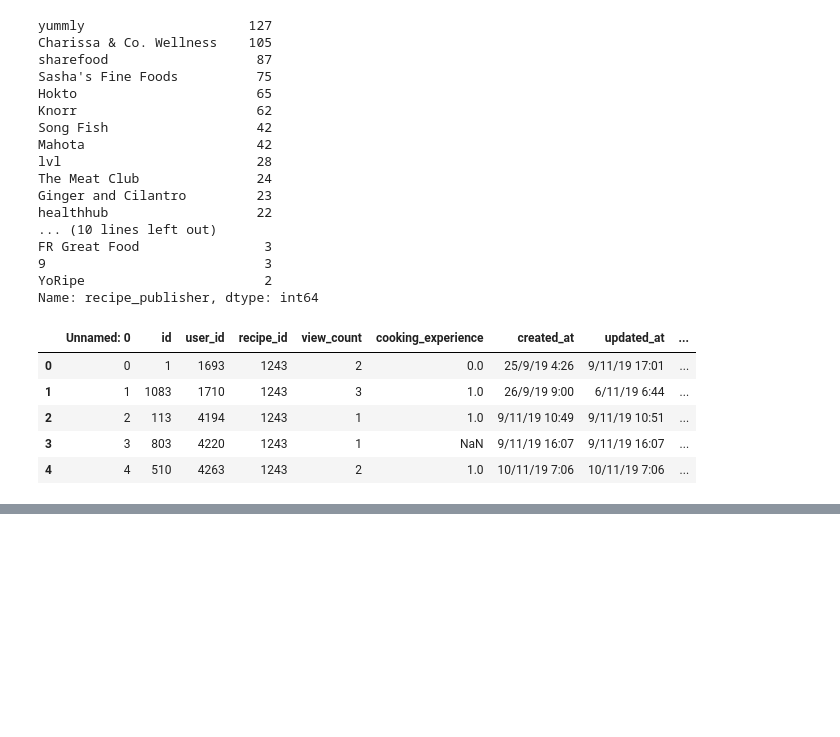
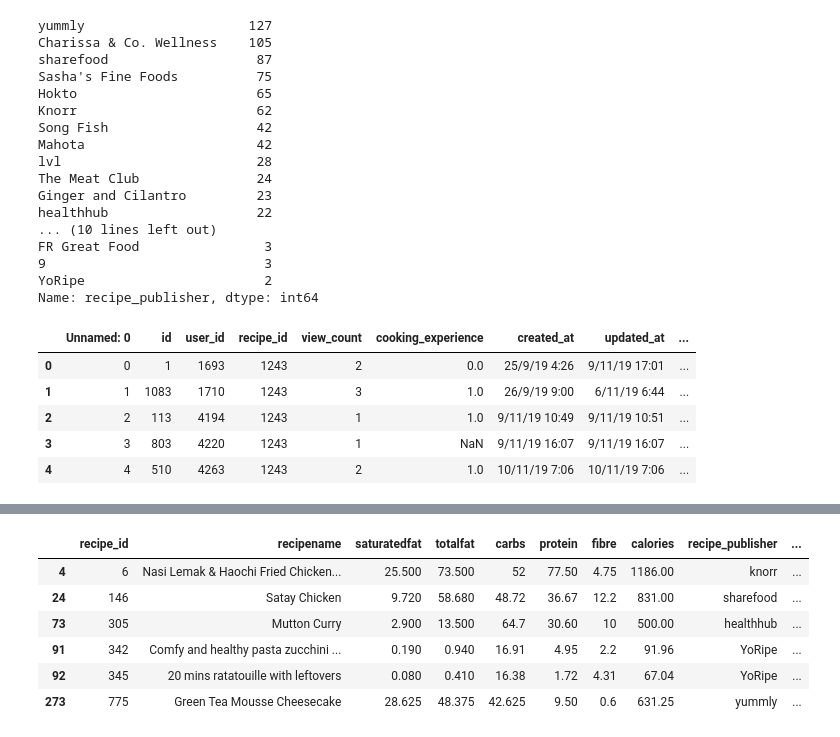
Before and after one commit to yogamurti/SheLovesDataHackathon, a Jupyter notebook: Hackathon Script.ipynb, the cells around one changed output, grey strips where cells are left out. Drawn from its saved outputs; the diff is of its cells as text; code cells hidden in the pictures; blank space fills up the shorter version.

```diff
--- a/Hackathon Script.ipynb
+++ b/Hackathon Script.ipynb
@@ -211,0 +226,14 @@ Name: user_id, dtype: int64
+# %%
+recipies_df2 = recipies_df[recipies_df.cuisine_1 == 0]
+recipies_df2 = recipies_df2[recipies_df2.cuisine_8 == 0]
+recipies_df2 = recipies_df2[recipies_df2.cuisine_9 == 0]
+# %%
+recipies_df2
+# %% [output]
+|  | recipe_id | recipename | saturatedfat | totalfat | carbs | protein | fibre | calories | recipe_publisher | ... |
+| 4 | 6 | Nasi Lemak & Haochi Fried Chicken... | 25.500 | 73.500 | 52 | 77.50 | 4.75 | 1186.00 | knorr | ... |
+| 24 | 146 | Satay Chicken | 9.720 | 58.680 | 48.72 | 36.67 | 12.2 | 831.00 | sharefood | ... |
+| 73 | 305 | Mutton Curry | 2.900 | 13.500 | 64.7 | 30.60 | 10 | 500.00 | healthhub | ... |
+| 91 | 342 | Comfy and healthy pasta zucchini ... | 0.190 | 0.940 | 16.91 | 4.95 | 2.2 | 91.96 | YoRipe | ... |
+| 92 | 345 | 20 mins ratatouille with leftovers | 0.080 | 0.410 | 16.38 | 1.72 | 4.31 | 67.04 | YoRipe | ... |
+| 273 | 775 | Green Tea Mousse Cheesecake | 28.625 | 48.375 | 42.625 | 9.50 | 0.6 | 631.25 | yummly | ... |
```
Also changed, not shown: parts of 2 cells of this notebook.
